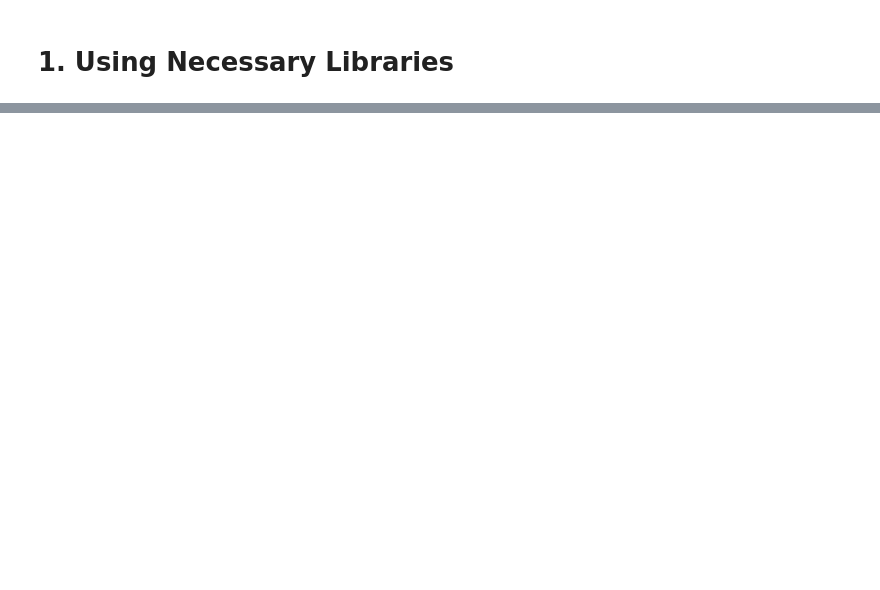
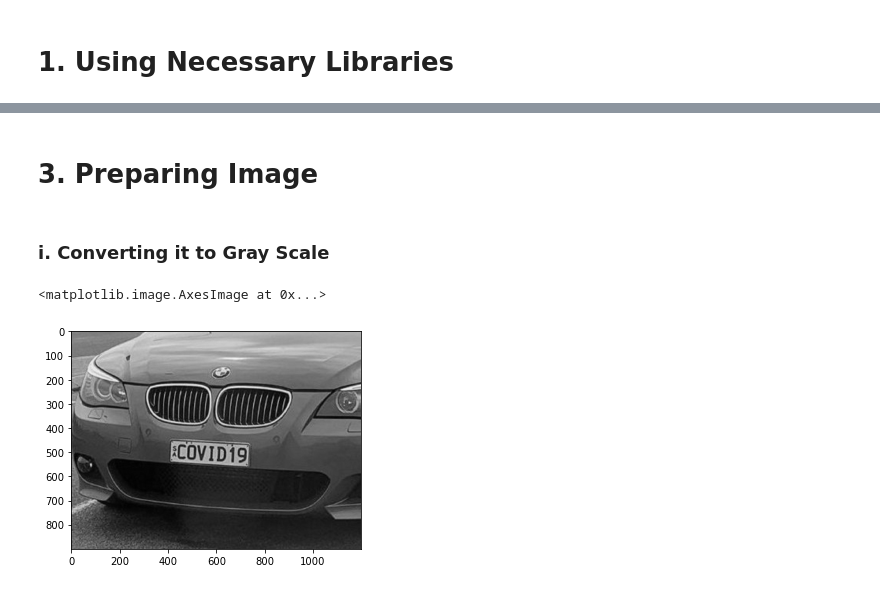
Before and after one commit to Muhammad-Usama-07/ObjectDetectionUsingPython, a Jupyter notebook: NumberPLatDetectionApp/NumPlatDetectionCode.ipynb, the cells around one changed output, grey strips where cells are left out. Drawn from its saved outputs; the diff is of its cells as text; code cells hidden in the pictures; blank space fills up the shorter version.

Commit message:
Preparing Image
1. Converting it to Gray Scale
2. Applying filter and finding egdes for localization

```diff
--- a/NumberPLatDetectionApp/NumPlatDetectionCode.ipynb
+++ b/NumberPLatDetectionApp/NumPlatDetectionCode.ipynb
@@ -48,0 +49,11 @@ plt.imshow(rgb_img)
+# %% [markdown]
+# 3. Preparing Image
+# %% [markdown]
+### i. Converting it to Gray Scale
+# %%
+# Gray scale image
+gray_img = cv2.cvtColor(img, cv2.COLOR_BGR2GRAY)
+plt.imshow(cv2.cvtColor(gray_img, cv2.COLOR_BGR2RGB))
+# %% [output]
+<matplotlib.image.AxesImage at 0x...>
+[figure, added]
```
Also changed, not shown: parts of 13 cells of this notebook.
